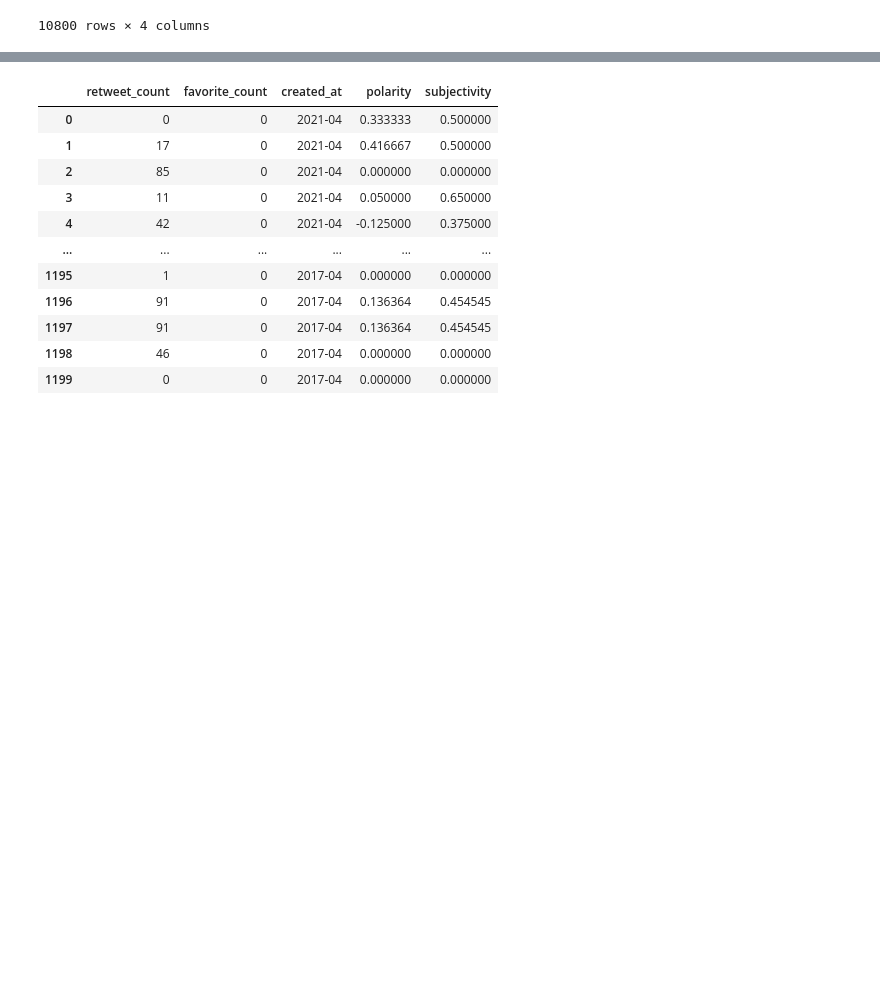
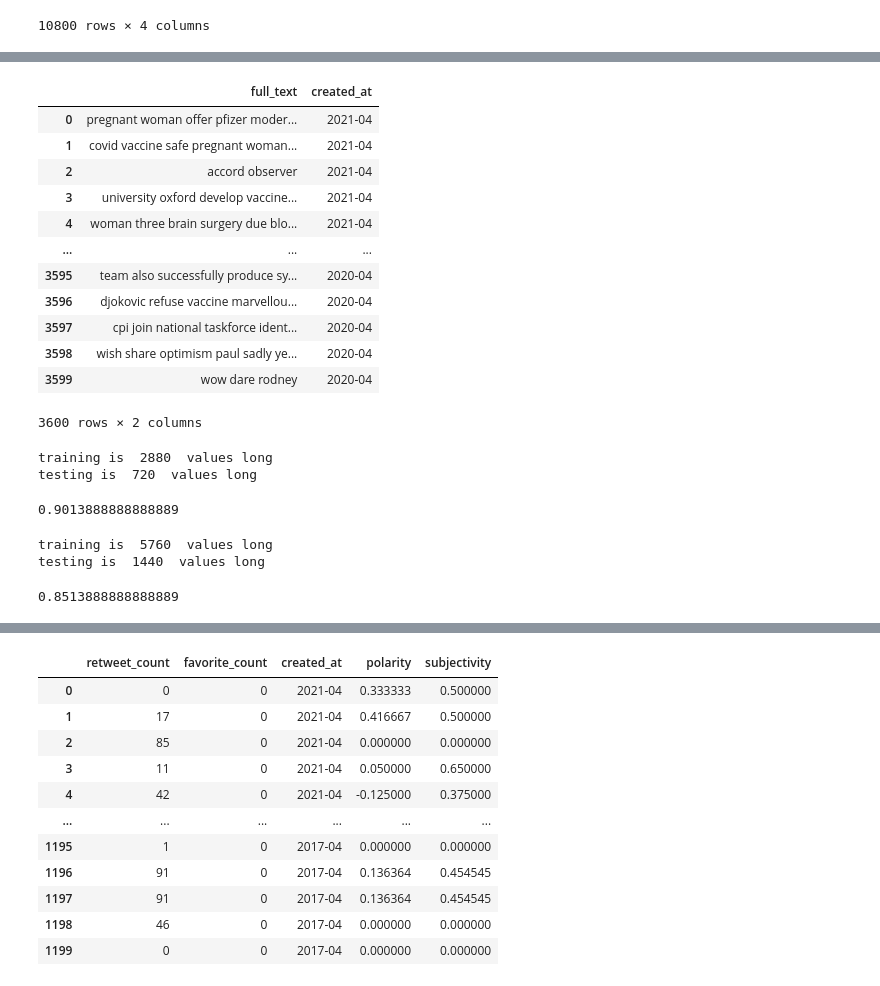
Before and after one commit to anran0828/ICTESSH, a Jupyter notebook: ML modelling.ipynb, the cells around one changed output, grey strips where cells are left out. Saved outputs shown, nothing was run; the diff lists cells and outputs as text; code cells hidden in the pictures; blank space fills up the shorter version.

```diff
--- a/ML modelling.ipynb
+++ b/ML modelling.ipynb
@@ -56,0 +142,17 @@ df.created_at=[i[:7] for i in df.created_at]
+# %%
+di=pd.read_csv('cleaned dataset.csv')
+di=di[['full_text', 'created_at']]
+di.full_text=[str(i) for i in di.full_text]
+# %%
+# create dataset 1 which just has 3 time period. (split train-test and see performance)
+da=di.copy()
+da=da[da.created_at.isin(['2021-04', '2020-10', '2020-04'])]
+
+# create dataset 2 which just has 6 time period.
+db=di.copy()
+db=db[db.created_at.isin(['2021-04', '2020-10', '2020-04', '2019-10', '2019-04', '2018-10'])]
+
+# create dataset 3 which just has 9 time period.
+dc=di.copy()
+
+# both NB and RNN will be tested in this way.
@@ -56,0 +164,60 @@ df.created_at=[i[:7] for i in df.created_at]
+# %%
+da
+# %% [output]
+|  | full_text | created_at |
+| 0 | pregnant woman offer pfizer moder... | 2021-04 |
+| 1 | covid vaccine safe pregnant woman... | 2021-04 |
+| 2 | accord observer | 2021-04 |
+| 3 | university oxford develop vaccine... | 2021-04 |
+| 4 | woman three brain surgery due blo... | 2021-04 |
+| ... | ... | ... |
+| 3595 | team also successfully produce sy... | 2020-04 |
+| 3596 | djokovic refuse vaccine marvellou... | 2020-04 |
+| 3597 | cpi join national taskforce ident... | 2020-04 |
+| 3598 | wish share optimism paul sadly ye... | 2020-04 |
+| 3599 | wow dare rodney | 2020-04 |
+3600 rows × 2 columns
+# %%
+# da
+# separate into training and test sections, check length of each
+
+jtad_train_df, jtad_test_df = train_test_split(da, test_size=0.2, random_state=1)
+
+print("training is ", len(jtad_train_df), " values long")
+print("testing is ", len(jtad_test_df), " values long")
+
+#convert the data frames to lists as textblob.classifier does not take data frames
+jtad_train_list = jtad_train_df.values.tolist()
+jtad_test_list = jtad_test_df.values.tolist()
+
+# Train a textblob classifier on the training set
+cl = NaiveBayesClassifier(jtad_train_list)
+
+# check accuracy on test set
+cl.accuracy(jtad_test_list)
+# %% [output]
+training is  2880  values long
+testing is  720  values long
+0.9013888888888889
+# %%
+# db
+# separate into training and test sections, check length of each
+
+jtad_train_df, jtad_test_df = train_test_split(db, test_size=0.2, random_state=1)
+
+print("training is ", len(jtad_train_df), " values long")
+print("testing is ", len(jtad_test_df), " values long")
+
+#convert the data frames to lists as textblob.classifier does not take data frames
+jtad_train_list = jtad_train_df.values.tolist()
+jtad_test_list = jtad_test_df.values.tolist()
+
+# Train a textblob classifier on the training set
+cl = NaiveBayesClassifier(jtad_train_list)
+
+# check accuracy on test set
+cl.accuracy(jtad_test_list)
+# %% [output]
+training is  5760  values long
+testing is  1440  values long
+0.8513888888888889
```
Also changed, not shown: parts of 28 cells of this notebook.
